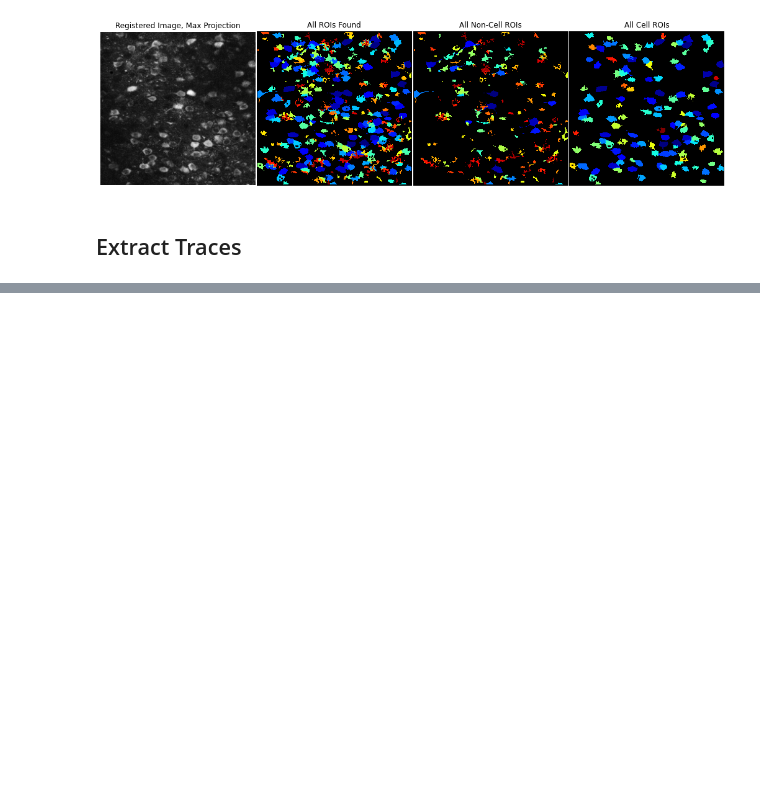
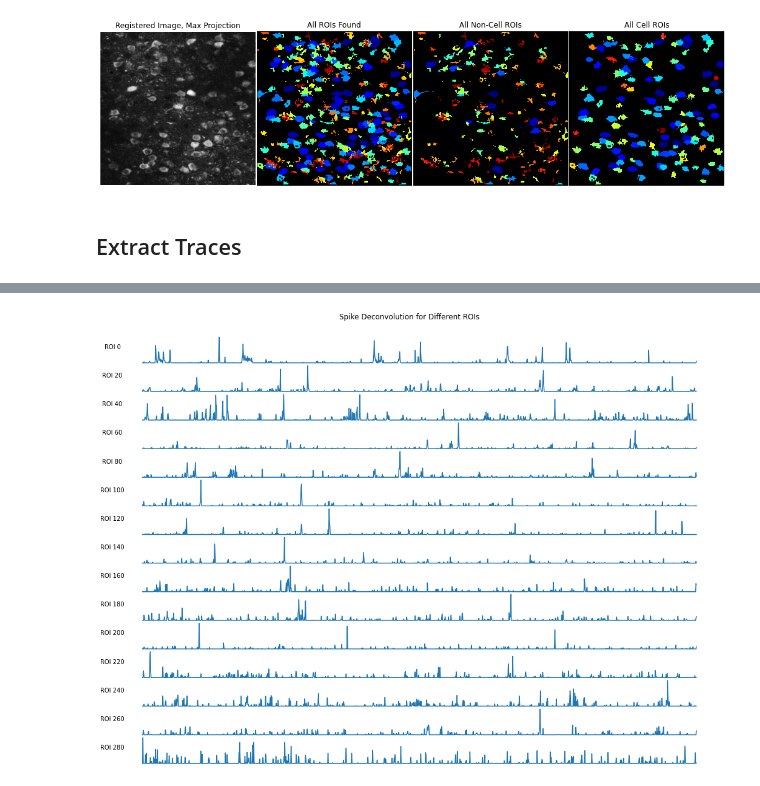
Before and after one commit to MouseLand/suite2p, a Jupyter notebook: jupyter/Run Suite2p.ipynb, the cells around one changed output, grey strips where cells are left out. Saved outputs shown, nothing was run; the diff lists cells and outputs as text; code cells hidden in the pictures; blank space fills up the shorter version.

```diff
--- a/jupyter/Run Suite2p.ipynb
+++ b/jupyter/Run Suite2p.ipynb
@@ -180,0 +184,8 @@ for i, roi in enumerate(rois):
+# %%
+plt.suptitle("Spike Deconvolution for Different ROIs", y=0.92);
+for i, roi in enumerate(rois):
+    plt.subplot(len(rois), 1, i+1, )
+    plt.plot(spks[roi])
+    plt.ylabel(f"ROI {roi}", rotation=0)
+# %% [output]
+[figure, added]
```
Also changed, not shown: parts of 8 cells of this notebook.
